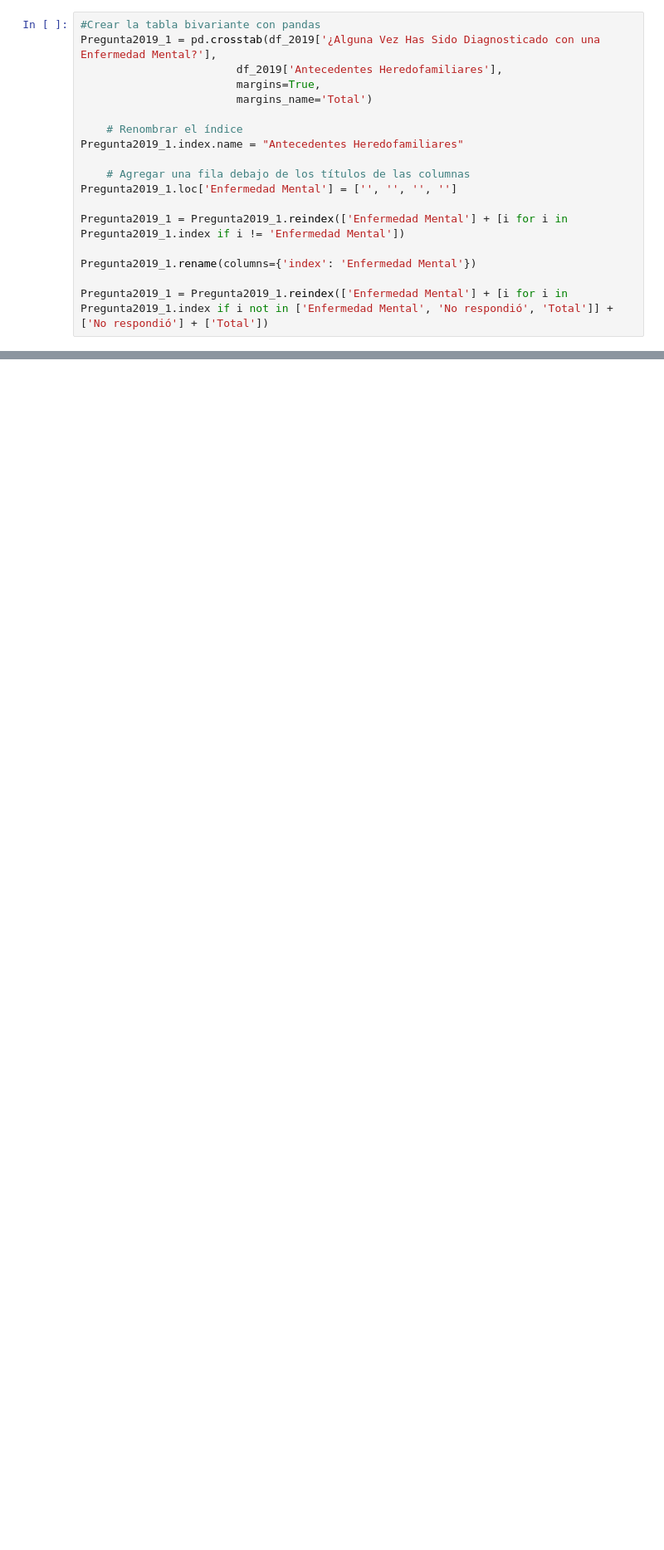
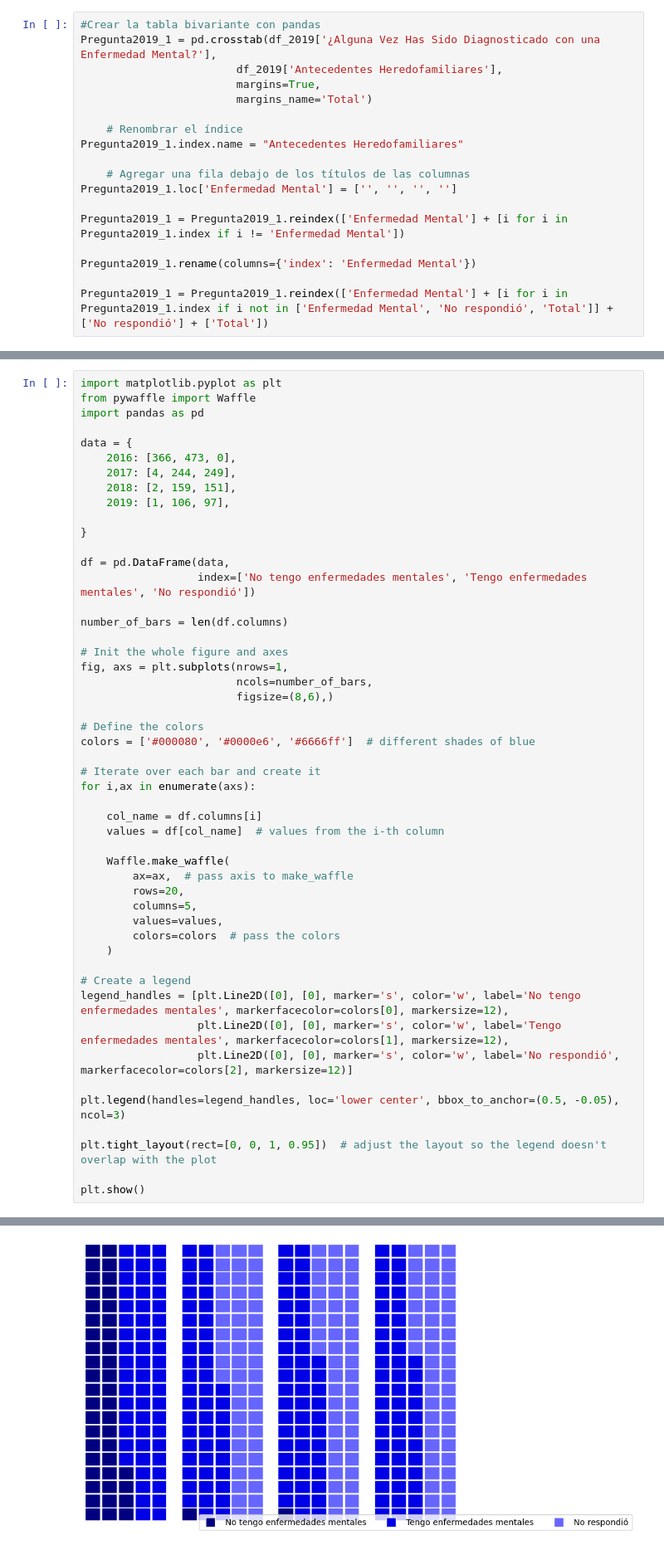
Before and after one commit to Marizaf23/Analisis-Estadistico-Beisbol, a Jupyter notebook: CONEXION-DATAFRAME.ipynb, the cells around one changed output, grey strips where cells are left out. Shown: that part at 83% size. Drawn from its saved outputs; the diff is of its cells as text; blank space fills up the shorter version.

```diff
--- a/CONEXION-DATAFRAME.ipynb
+++ b/CONEXION-DATAFRAME.ipynb
@@ -603,0 +706,51 @@ memory usage: 264.0+ bytes
+# %%
+import matplotlib.pyplot as plt
+from pywaffle import Waffle
+import pandas as pd
+
+data = {
+    2016: [366, 473, 0],
+    2017: [4, 244, 249],
+    2018: [2, 159, 151],
+    2019: [1, 106, 97],
+
+}
+
+df = pd.DataFrame(data,
+                  index=['No tengo enfermedades mentales', 'Tengo enfermedades mentales', 'No respondió'])
+
+number_of_bars = len(df.columns)
+
+# Init the whole figure and axes
+fig, axs = plt.subplots(nrows=1,
+                        ncols=number_of_bars,
+                        figsize=(8,6),)
+
+# Define the colors
+colors = ['#000080', '#0000e6', '#6666ff']  # different shades of blue
+
+# Iterate over each bar and create it
+for i,ax in enumerate(axs):
+
+    col_name = df.columns[i]
+    values = df[col_name]  # values from the i-th column
+
+    Waffle.make_waffle(
+        ax=ax,  # pass axis to make_waffle
+        rows=20,
+        columns=5,
+        values=values,
+        colors=colors  # pass the colors
+    )
+
+# Create a legend
+legend_handles = [plt.Line2D([0], [0], marker='s', color='w', label='No tengo enfermedades mentales', markerfacecolor=colors[0], markersize=12),
+                  plt.Line2D([0], [0], marker='s', color='w', label='Tengo enfermedades mentales', markerfacecolor=colors[1], markersize=12),
+                  plt.Line2D([0], [0], marker='s', color='w', label='No respondió', markerfacecolor=colors[2], markersize=12)]
+
+plt.legend(handles=legend_handles, loc='lower center', bbox_to_anchor=(0.5, -0.05), ncol=3)
+
+plt.tight_layout(rect=[0, 0, 1, 0.95])  # adjust the layout so the legend doesn't overlap with the plot
+
+plt.show()
+# %% [output]
@@ -603,0 +758 @@ memory usage: 264.0+ bytes
+[figure, added]
```
Also changed, not shown: parts of 9 cells of this notebook.
